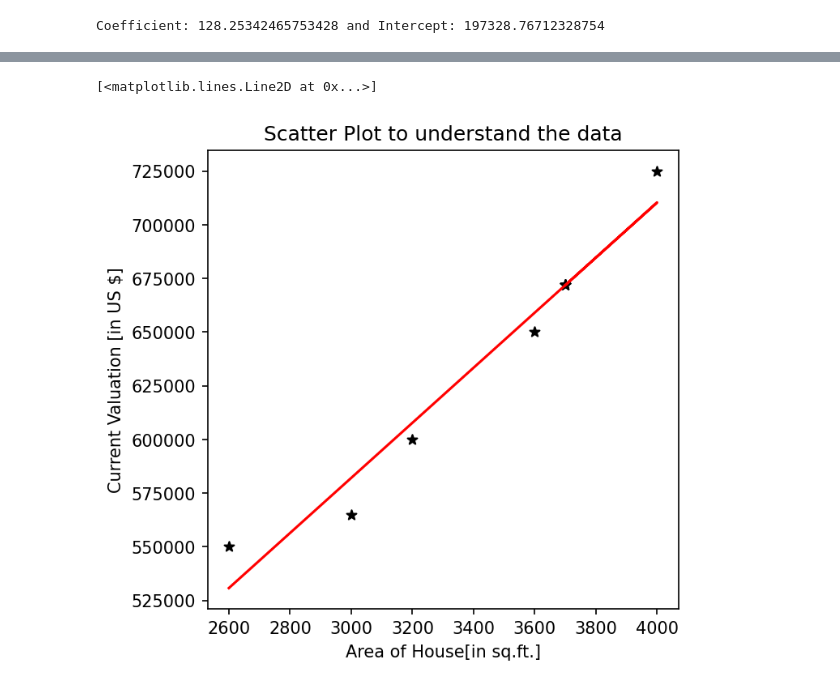
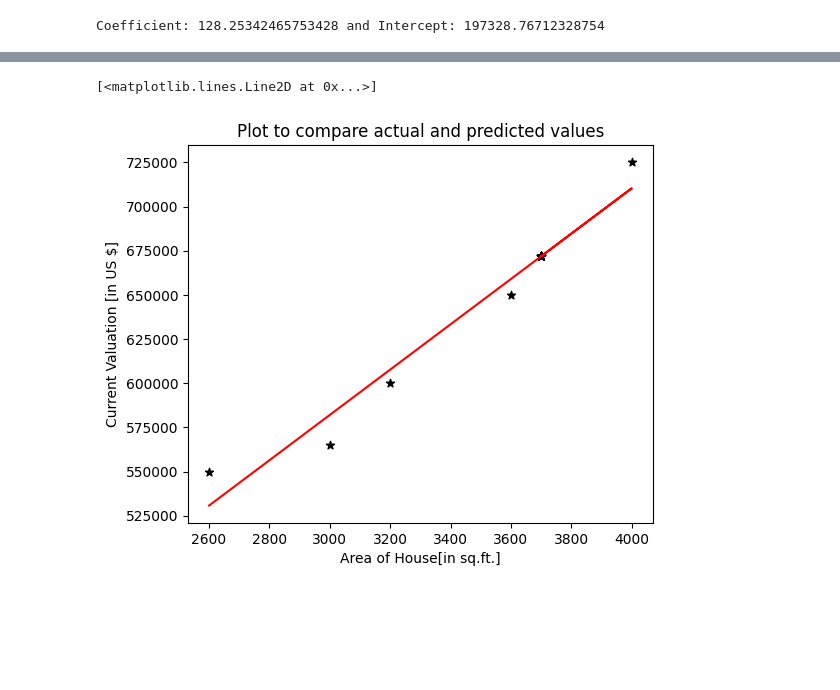
Before and after one commit to I-Fardeen/PythonNotebooks, a Jupyter notebook: SimpleLinearReg.ipynb, the cells around one changed output, grey strips where cells are left out. Cells and saved outputs as stored; diff of their text form; code cells hidden in the pictures; blank space fills up the shorter version.

```diff
--- a/SimpleLinearReg.ipynb
+++ b/SimpleLinearReg.ipynb
@@ -59,10 +85,10 @@ Coefficient: 128.25342465753428 and Intercept: 197328.76712328754
 # %%
-plt.figure(figsize=[5,5],dpi=150)
-plt.title("Scatter Plot to understand the data")
+plt.figure(figsize=[6,5],dpi=100)
+plt.title("Plot to compare actual and predicted values")
 plt.xlabel("Area of House[in sq.ft.]")
 plt.ylabel("Current Valuation [in US $]")
 plt.scatter(data['area'],data['price'],color='black',marker='*')
 plt.plot(data['area'],reg.predict(data[['area']]),color='red')
 # %% [output]
 [<matplotlib.lines.Line2D at 0x...>]
-[figure, old version]
+[figure, new version]
```
Also changed, not shown: parts of 10 cells of this notebook.
